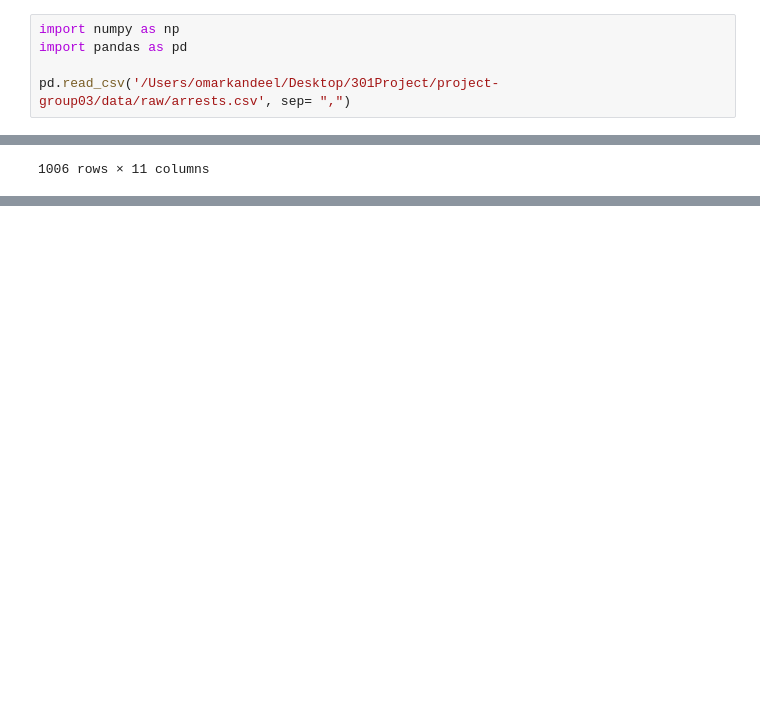
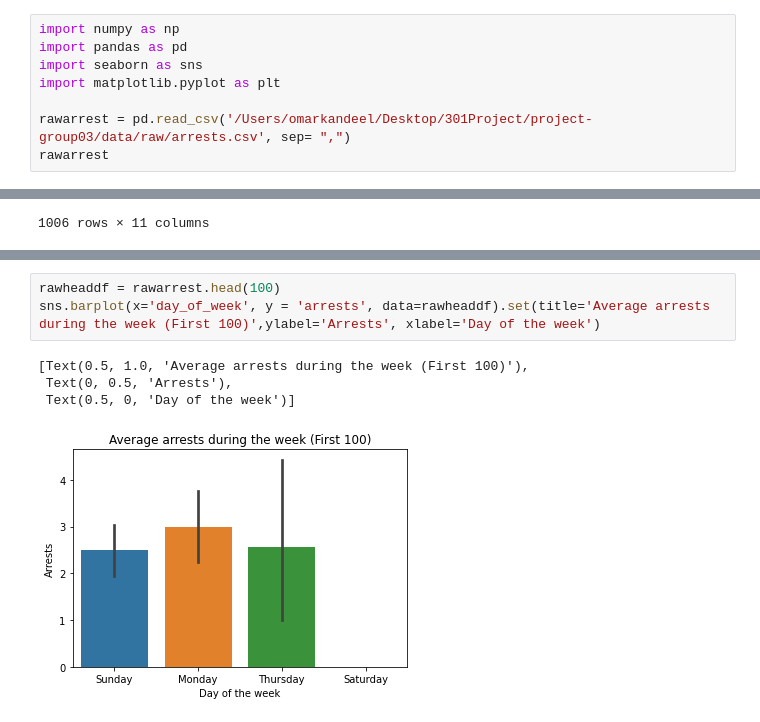
Before and after one commit to ubco-W2022T1-cosc301/project-group03, a Jupyter notebook: notebooks/analysis1.ipynb, the cells around one changed output, grey strips where cells are left out. Drawn from its saved outputs; the diff is of its cells as text; blank space fills up the shorter version.

```diff
--- a/notebooks/analysis1.ipynb
+++ b/notebooks/analysis1.ipynb
@@ -7,8 +7,11 @@ We are going to be looking at the crime rates and see whether they are correlate
 # %%
 import numpy as np
 import pandas as pd
+import seaborn as sns
+import matplotlib.pyplot as plt
 
-pd.read_csv('/Users/omarkandeel/Desktop/301Project/project-group03/data/raw/arrests.csv', sep= ",")
+rawarrest = pd.read_csv('/Users/omarkandeel/Desktop/301Project/project-group03/data/raw/arrests.csv', sep= ",")
+rawarrest
 # %% [output]
 |  | season | week_num | day_of_week | gametime_local | home_team | away_team | home_score | away_score | OT_flag | ... |
 | 0 | 2011 | 1 | Sunday | 1:15:00 PM | Arizona | Carolina | 28 | 21 | NaN | ... |
@@ -25,0 +143,8 @@ pd.read_csv('/Users/omarkandeel/Desktop/301Project/project-group03/data/raw/arre
+# %%
+rawheaddf = rawarrest.head(100)
+sns.barplot(x='day_of_week', y = 'arrests', data=rawheaddf).set(title='Average arrests during the week (First 100)',ylabel='Arrests', xlabel='Day of the week')
+# %% [output]
+[Text(0.5, 1.0, 'Average arrests during the week (First 100)'),
+ Text(0, 0.5, 'Arrests'),
+ Text(0.5, 0, 'Day of the week')]
+[figure, added]
```
Also changed, not shown: parts of 29 cells of this notebook, 3 other files.
